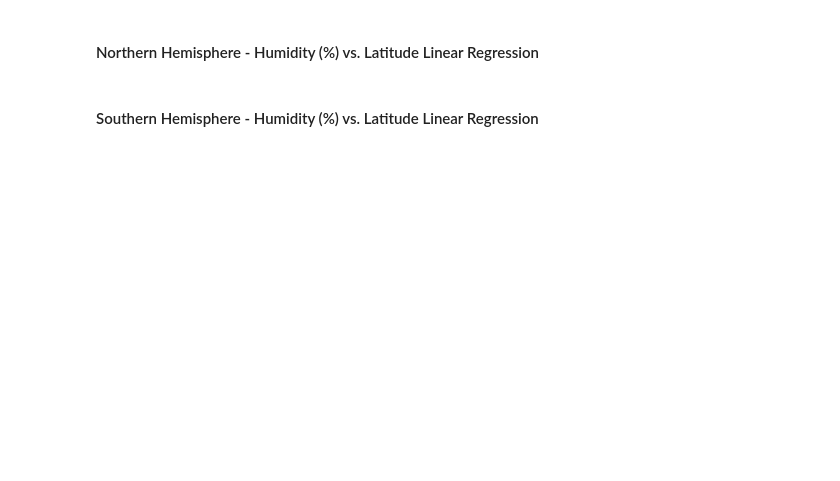
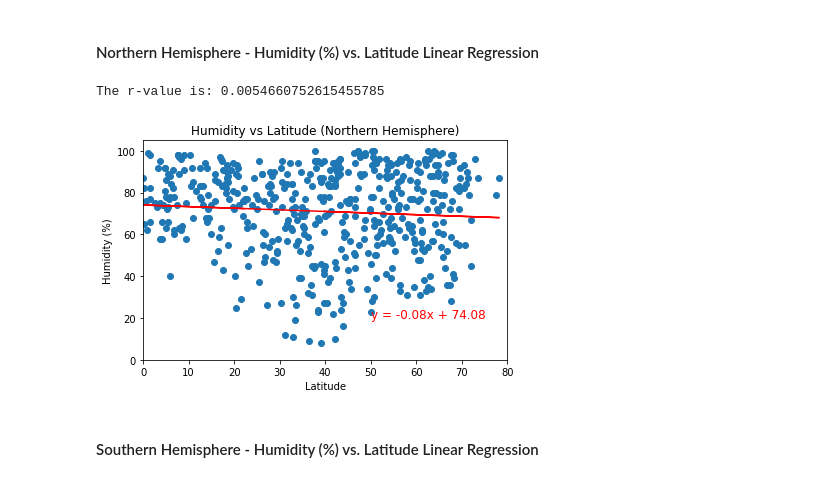
Before and after one commit to eddyannobil/python-api-challenge, a Jupyter notebook: WeatherPy/WeatherPy.ipynb, the cells around one changed output. Cells and saved outputs as stored; diff of their text form; code cells hidden in the pictures; blank space fills up the shorter version.

```diff
--- a/WeatherPy/WeatherPy.ipynb
+++ b/WeatherPy/WeatherPy.ipynb
@@ -256,4 +311,28 @@ This plot evaluates the relationship between City Latitude and Wind Speed which
 # %% [markdown]
 ####  Northern Hemisphere - Humidity (%) vs. Latitude Linear Regression
+# %%
+x_values = northern_hemisphere["Lat"]
+y_values = northern_hemisphere["Humidity"]
+
+(slope, intercept, rvalue, pvalue, stderr) = st.linregress(x_values, y_values)
+regress_values = x_values * slope + intercept
+line_eq = "y = " + str(round(slope,2)) + "x + " + str(round(intercept,2))
+correlation = st.pearsonr(x_values, y_values)
+
+plt.scatter(x_values,y_values)
+plt.title('Humidity vs Latitude (Northern Hemisphere)')
+plt.plot(x_values,regress_values,"r-")
+plt.annotate(line_eq,(50,20),fontsize=12,color="red")
+plt.xlabel('Latitude')
+plt.ylabel('Humidity (%)')
+plt.ylim(0, 105)
+plt.xlim(0, 80)
+plt.tight_layout()
+print(f"The r-value is: {rvalue**2}")
+plt.savefig("Images/nh_lat_hum_regression.png")
+plt.show()
+# %% [output]
+The r-value is: 0.0054660752615455785
+[figure, added]
 # %% [markdown]
 ####  Southern Hemisphere - Humidity (%) vs. Latitude Linear Regression
```
Also changed, not shown: parts of 18 cells of this notebook, 13 other files.
